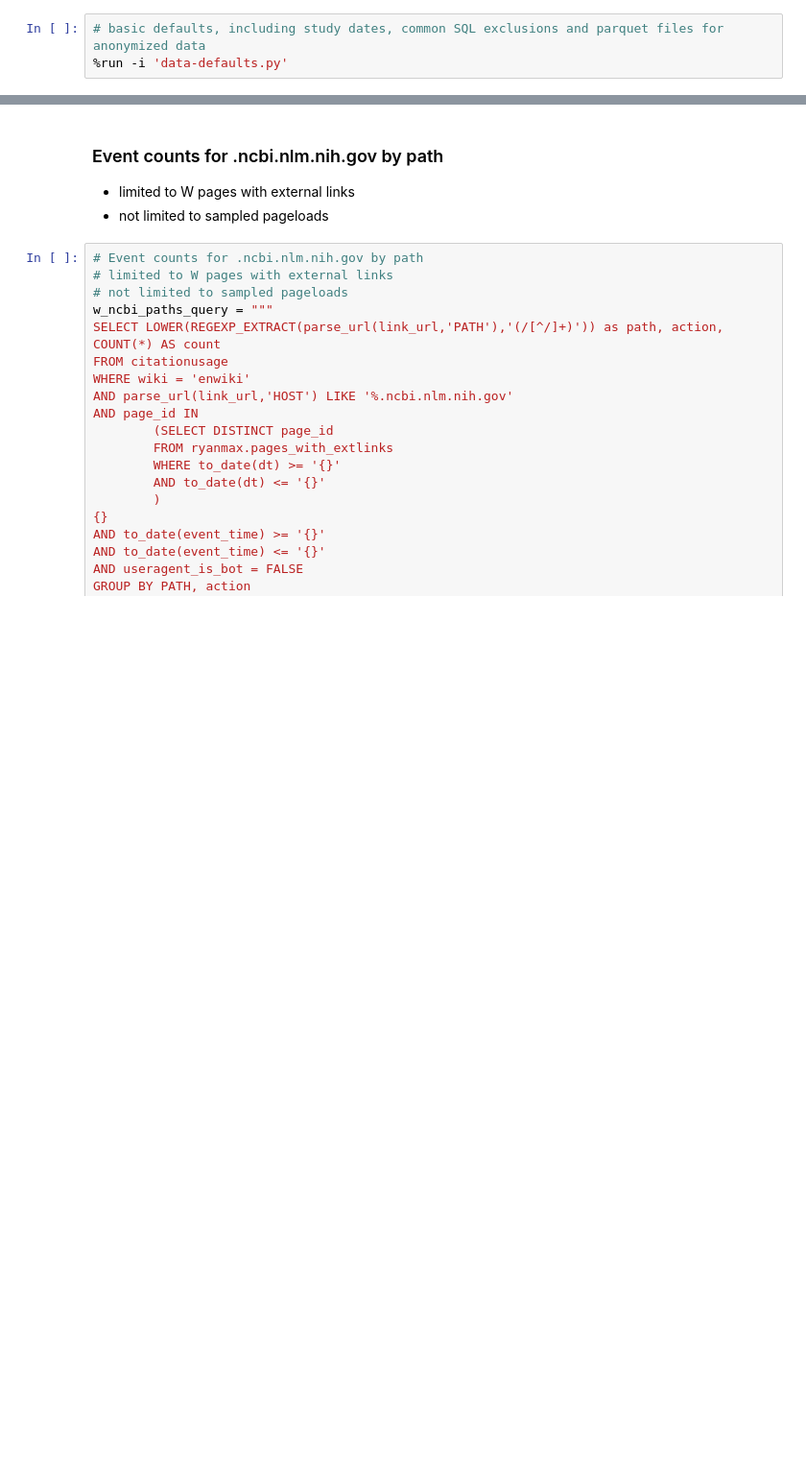
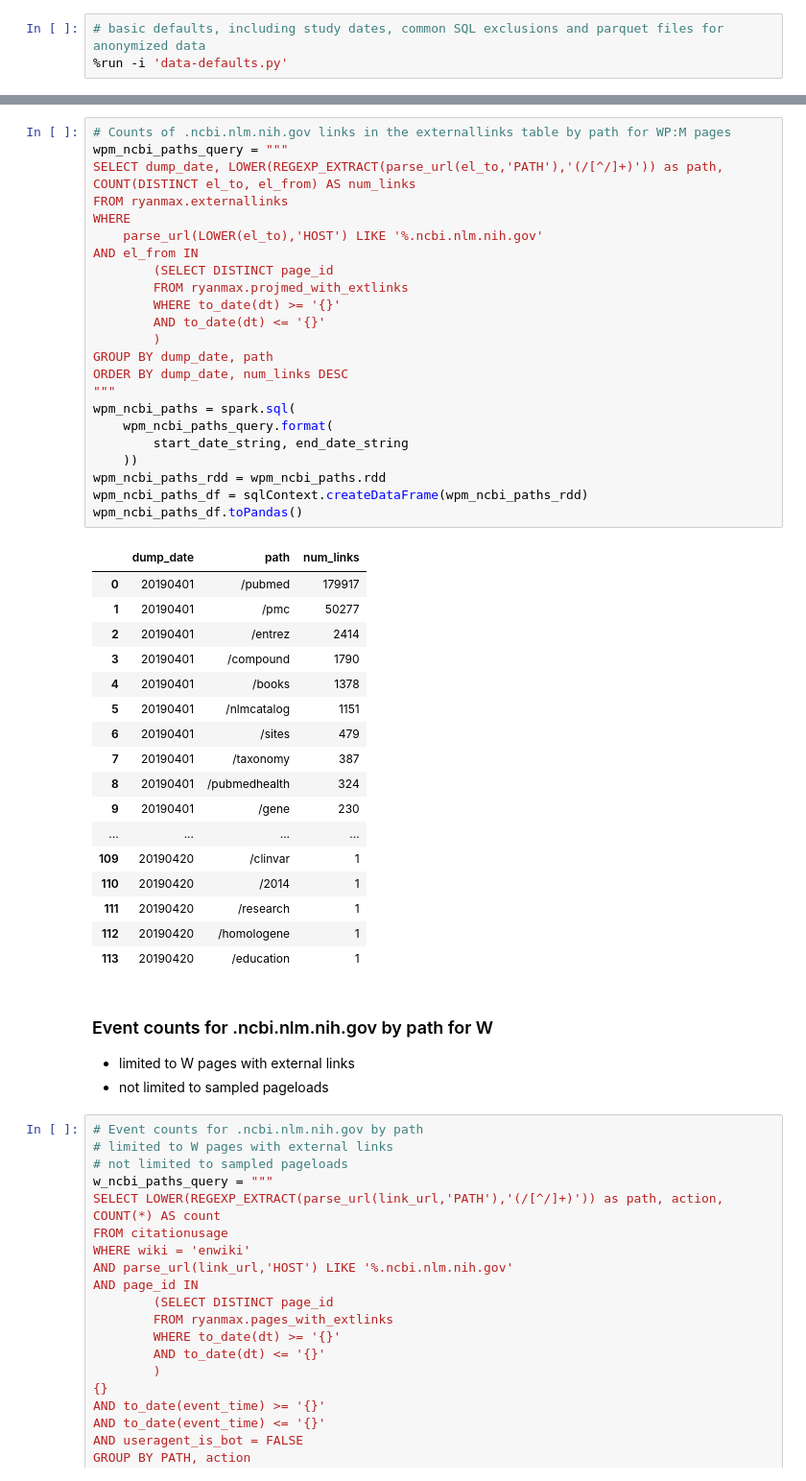
Before and after one commit to elifesciences-publications/wiki-citation-usage, a Jupyter notebook: ncbi-and-free-exploration.ipynb, the cells around one changed output, grey strips where cells are left out. Shown at 96% size. Saved outputs shown, nothing was run; the diff lists cells and outputs as text; blank space fills up the shorter version.

```diff
--- a/ncbi-and-free-exploration.ipynb
+++ b/ncbi-and-free-exploration.ipynb
@@ -8,5 +57,46 @@ pd.options.display.max_rows=100
+# %%
+# Counts of .ncbi.nlm.nih.gov links in the externallinks table by path for WP:M pages
+wpm_ncbi_paths_query = """
+SELECT dump_date, LOWER(REGEXP_EXTRACT(parse_url(el_to,'PATH'),'(/[^/]+)')) as path, COUNT(DISTINCT el_to, el_from) AS num_links
+FROM ryanmax.externallinks
+WHERE
+    parse_url(LOWER(el_to),'HOST') LIKE '%.ncbi.nlm.nih.gov'
+AND el_from IN
+        (SELECT DISTINCT page_id
+        FROM ryanmax.projmed_with_extlinks
+        WHERE to_date(dt) >= '{}'
+        AND to_date(dt) <= '{}'
+        )
+GROUP BY dump_date, path
+ORDER BY dump_date, num_links DESC
+"""
+wpm_ncbi_paths = spark.sql(
+    wpm_ncbi_paths_query.format(
+        start_date_string, end_date_string
+    ))
+wpm_ncbi_paths_rdd = wpm_ncbi_paths.rdd
+wpm_ncbi_paths_df = sqlContext.createDataFrame(wpm_ncbi_paths_rdd)
+wpm_ncbi_paths_df.toPandas()
+# %% [output]
+|  | dump_date | path | num_links |
+| 0 | 20190401 | /pubmed | 179917 |
+| 1 | 20190401 | /pmc | 50277 |
+| 2 | 20190401 | /entrez | 2414 |
+| 3 | 20190401 | /compound | 1790 |
+| 4 | 20190401 | /books | 1378 |
+| 5 | 20190401 | /nlmcatalog | 1151 |
+| 6 | 20190401 | /sites | 479 |
+| 7 | 20190401 | /taxonomy | 387 |
+| 8 | 20190401 | /pubmedhealth | 324 |
+| 9 | 20190401 | /gene | 230 |
+| ... | ... | ... | ... |
+| 109 | 20190420 | /clinvar | 1 |
+| 110 | 20190420 | /2014 | 1 |
+| 111 | 20190420 | /research | 1 |
+| 112 | 20190420 | /homologene | 1 |
+| 113 | 20190420 | /education | 1 |
 # %% [markdown]
-### Event counts for .ncbi.nlm.nih.gov by path
+### Event counts for .ncbi.nlm.nih.gov by path for W
 - limited to W pages with external links
 - not limited to sampled pageloads
 # %%
```
Also changed, not shown: parts of 7 cells of this notebook.
